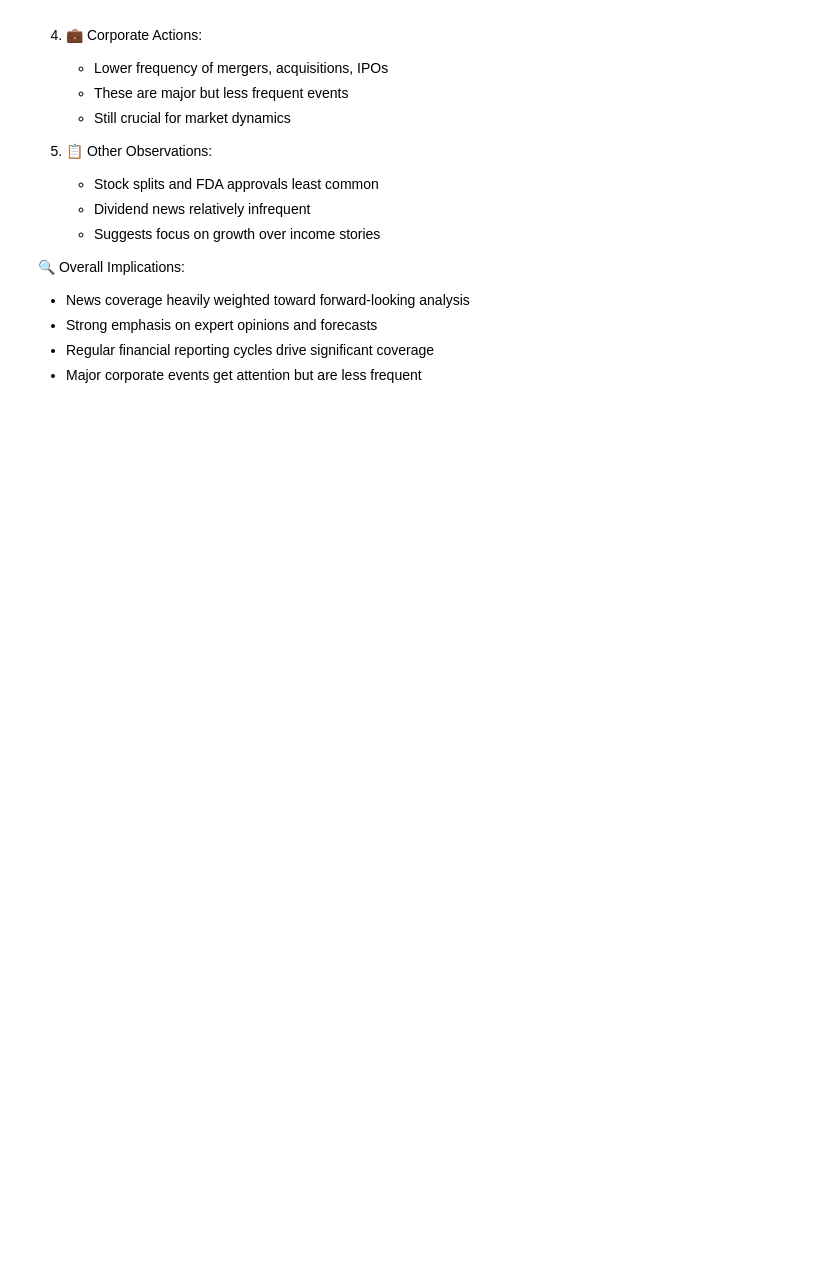
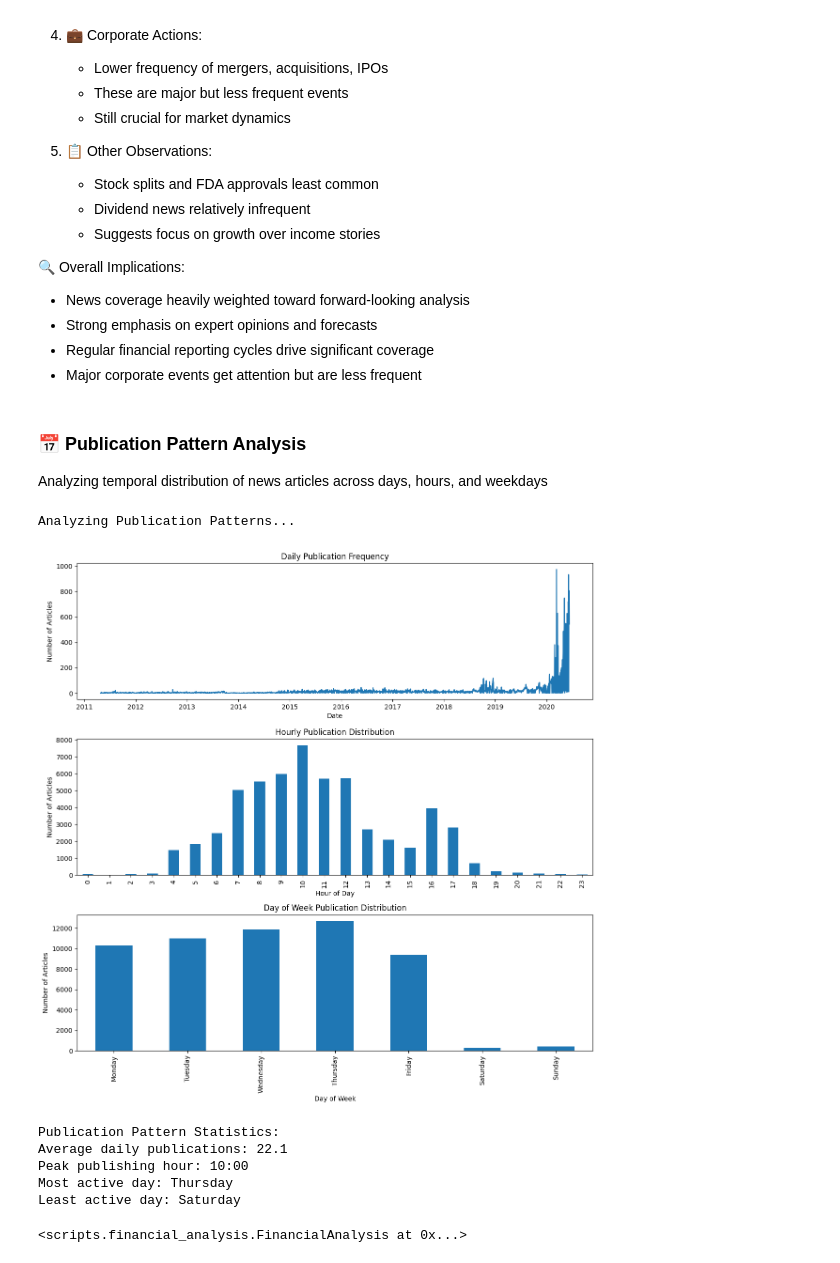
Before and after one commit to shewanek/KAIM_W1_FinanceNewsAnalytics, a Jupyter notebook: notebooks/eda.ipynb, the cells around one changed output. Saved outputs shown, nothing was run; the diff lists cells and outputs as text; code cells hidden in the pictures; blank space fills up the shorter version.

Commit message:
publisher and pattarn analysis

```diff
--- a/notebooks/eda.ipynb
+++ b/notebooks/eda.ipynb
@@ -302,3 +302,17 @@ price target: 4586.0 occurrences (8.2%)
  - Strong emphasis on expert opinions and forecasts
  - Regular financial reporting cycles drive significant coverage
  - Major corporate events get attention but are less frequent
+# %% [markdown]
+ ### 📅 Publication Pattern Analysis
+ Analyzing temporal distribution of news articles across days, hours, and weekdays
+# %%
+analysis.analyze_publication_patterns()
+# %% [output]
+Analyzing Publication Patterns...
+[figure, added]
+Publication Pattern Statistics:
+Average daily publications: 22.1
+Peak publishing hour: 10:00
+Most active day: Thursday
+Least active day: Saturday
+<scripts.financial_analysis.FinancialAnalysis at 0x...>
```
Also changed, not shown: parts of 4 cells of this notebook, 1 other file.
